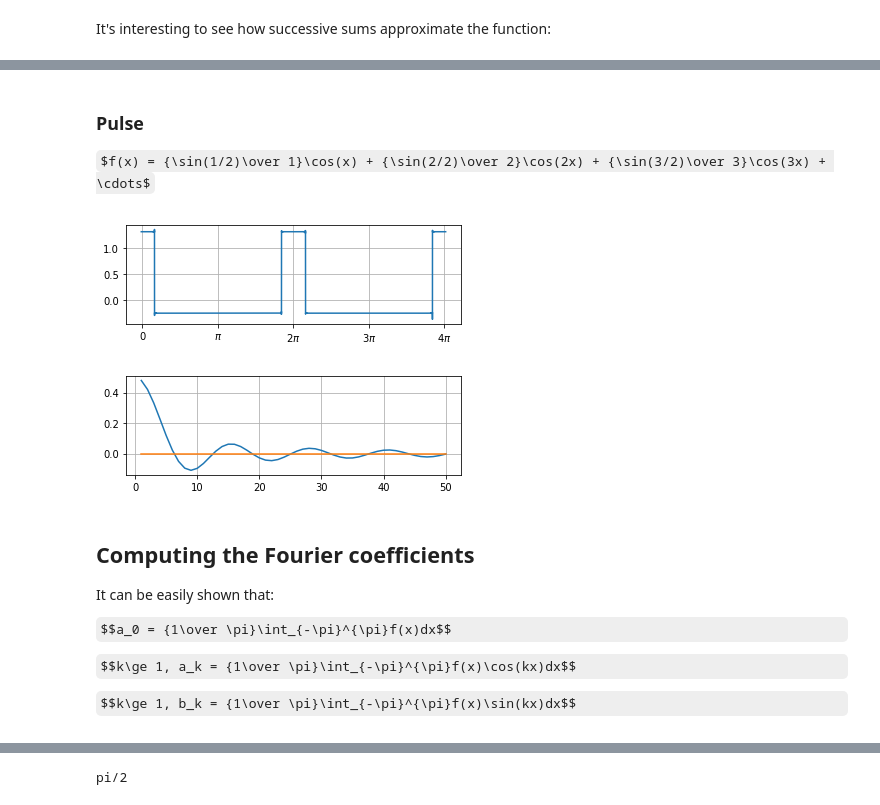
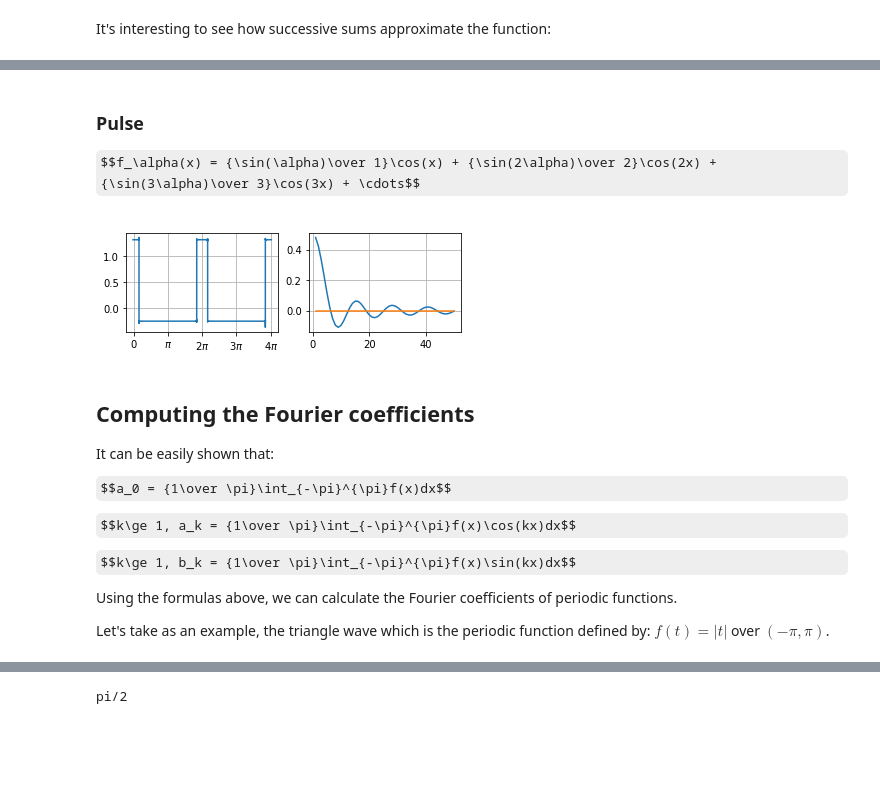
Before and after one commit to n3times/jupyter, a Jupyter notebook: Fourier Series.ipynb, the cells around one changed output, grey strips where cells are left out. Drawn from its saved outputs; the diff is of its cells as text; code cells hidden in the pictures; some formulas as TeX source; blank space fills up the shorter version.

```diff
--- a/Fourier Series.ipynb
+++ b/Fourier Series.ipynb
@@ -11,12 +11,12 @@ This representation of $f$ is called the Fourier series of $f$.
 
 We can use the first few terms of the Fourier series as an approximation of the function:
 # %%
-from numpy import arange, sin, cos, pi
-import math
+from numpy import sin, cos
 
-# Computes the value of a function at times t, based on the first n+1
-# Fourier coefficients of the function.
-def compute_sample(fourier_coefficients, n, t):
+# Evaluates a function based on its first n+1 Fourier coefficients.
+# The function is computed at the points in t.
+def evaluate_from_fourier_coefficients(fourier_coefficients, n, t):
+    # Note that we don't use b0.
     a0, b0 = fourier_coefficients(0)
     y = [a0/2 for i in t]
     for i in range(1, n + 1):
@@ -70,7 +68,7 @@ The Fourier series of the square wave is
 $$f(x) = \sin(x) + {\sin(3x)\over
 3} + {\sin(5x)\over 5} + \cdots$$ that is:
 # %%
-def square_wave(i):
+def square_fourier_coefficients(i):
     a, b = 0, 0
     if i % 2 == 1:
         b = 1/i
@@ -86,5 +83,7 @@ draw_fourier(square_wave)
 It's interesting to see how successive sums approximate the function:
 # %%
 for i in [1, 3, 5, 10, 100, 10000]:
-    draw_time_domain(square_wave, i)
+    fig = figure()
+    draw_time_domain(square_fourier_coefficients, i, fig)
+    show()
 # %% [output]
@@ -142,18 +138,19 @@ draw_fourier(parabola_wave)
 # %% [markdown]
 ### Pulse
 
-$f(x) = {\sin(1/2)\over 1}\cos(x) + {\sin(2/2)\over 2}\cos(2x) + {\sin(3/2)\over 3}\cos(3x) + \cdots$
+$$f_\alpha(x) = {\sin(\alpha)\over 1}\cos(x) + {\sin(2\alpha)\over 2}\cos(2x) + {\sin(3\alpha)\over 3}\cos(3x) + \cdots$$
 # %%
-def pulse_wave(i):
+# For alpha = 0.5.
+def pulse_fourier_coefficients(i):
+    alpha = 0.5
     a, b = 0, 0
     if i > 0:
-        a = sin(i/2)/i
+        a = sin(i*alpha)/i
     return a, b
 
-draw_fourier(pulse_wave)
+draw_fourier(pulse_fourier_coefficients)
 # %% [output]
-[figure, old version]
+[figure, new version]
-[figure, removed]
 # %% [markdown]
 ## Computing the Fourier coefficients
 
@@ -164,3 +161,7 @@ $$a_0 = {1\over \pi}\int_{-\pi}^{\pi}f(x)dx$$
 $$k\ge 1, a_k = {1\over \pi}\int_{-\pi}^{\pi}f(x)\cos(kx)dx$$
 
 $$k\ge 1, b_k = {1\over \pi}\int_{-\pi}^{\pi}f(x)\sin(kx)dx$$
+
+Using the formulas above, we can calculate the Fourier coefficients of periodic functions.
+
+Let's take as an example, the triangle wave which is the periodic function defined by: $f(t) = |t|$ over $(-\pi, \pi)$.
```
Also changed, not shown: parts of 22 cells of this notebook.
